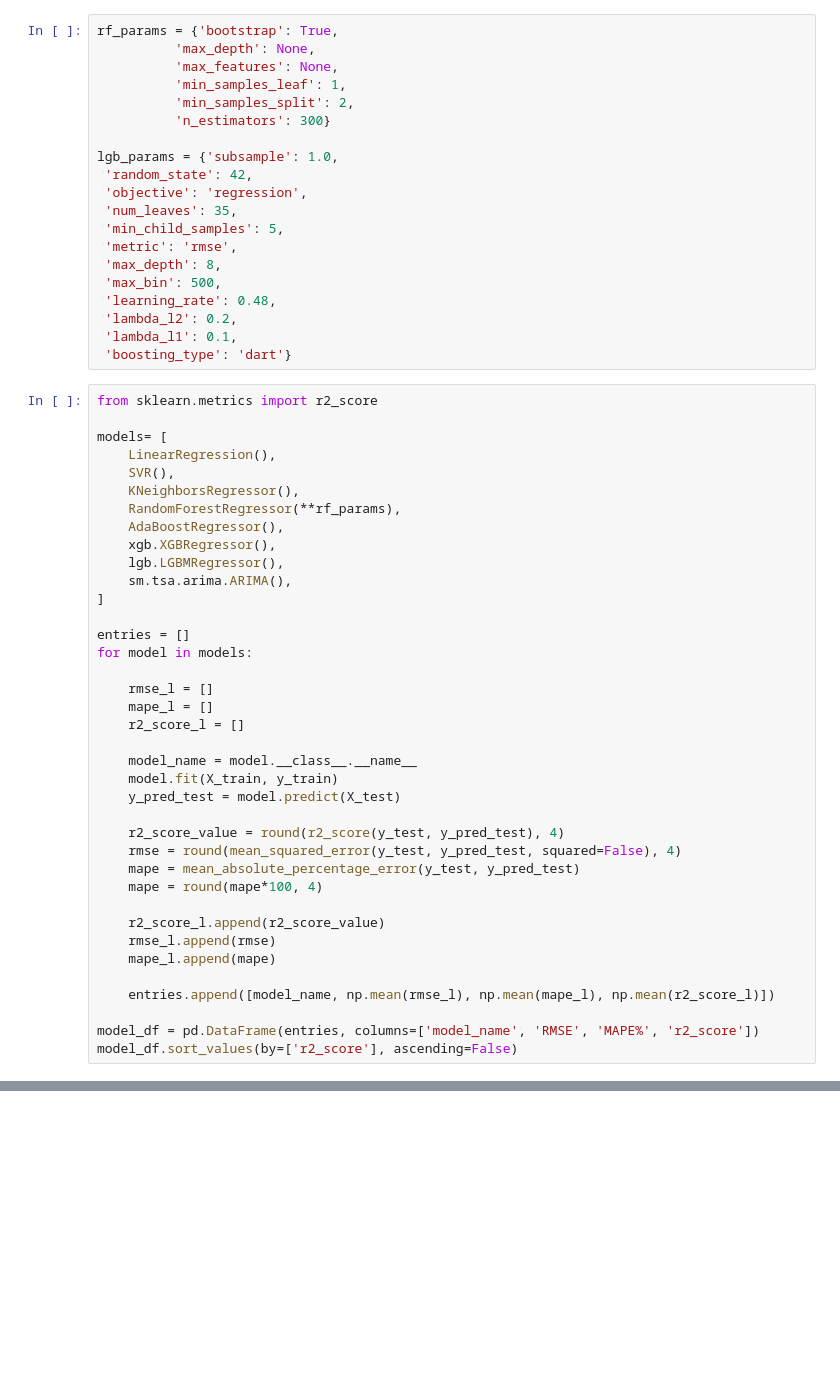
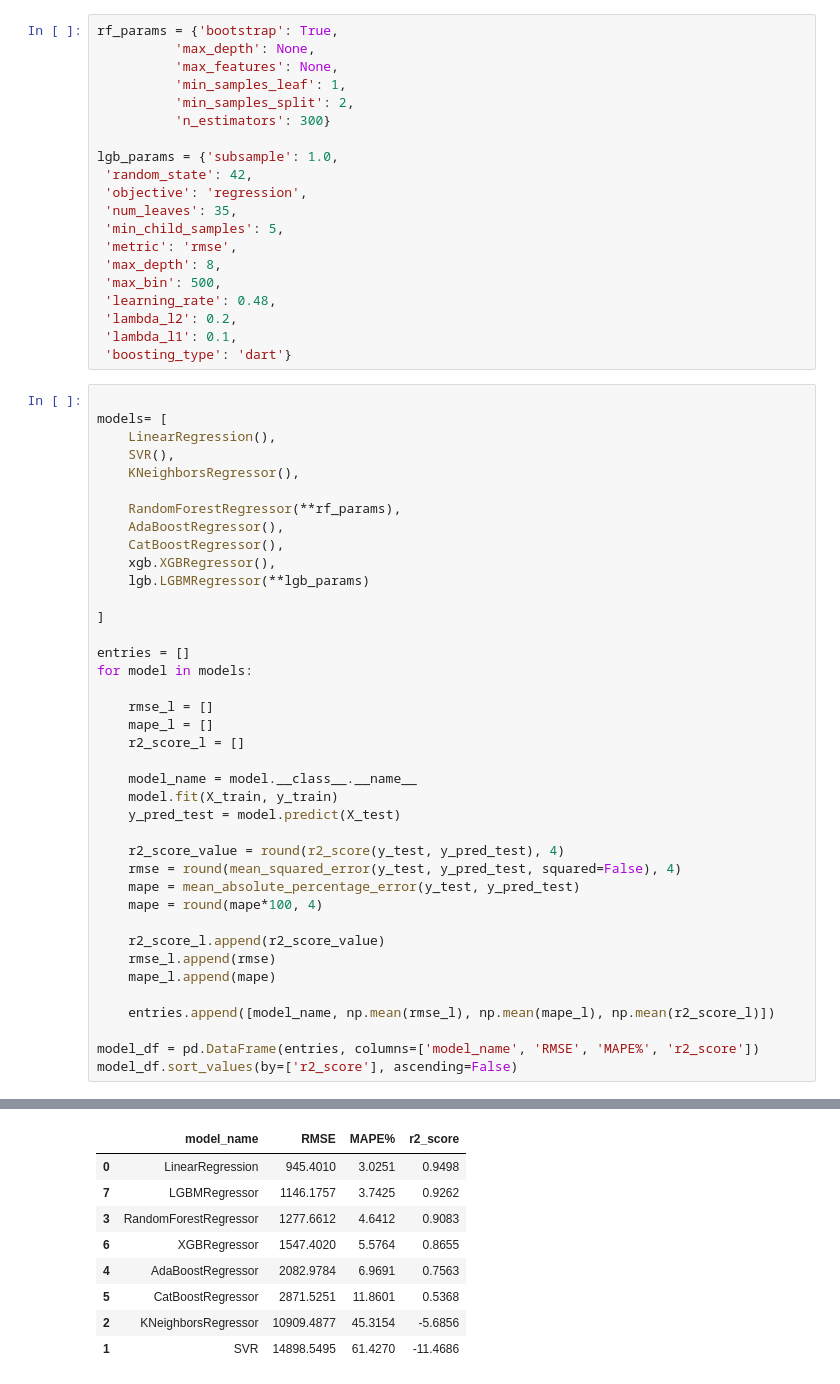
Before and after one commit to lavibula/BitcoinPrediction, a Jupyter notebook: Members/DNCuong/References and Other Tasks/Model_Selection_Reg_official.ipynb, the cells around one changed output, grey strips where cells are left out. Cells and saved outputs as stored; diff of their text form; blank space fills up the shorter version.

Commit message:
DNC_update_README.md_MODEL_SELECTION

```diff
--- a/Members/DNCuong/References and Other Tasks/Model_Selection_Reg_official.ipynb
+++ b/Members/DNCuong/References and Other Tasks/Model_Selection_Reg_official.ipynb
@@ -207,17 +151,18 @@ lgb_params = {'subsample': 1.0,
  'lambda_l1': 0.1,
  'boosting_type': 'dart'}
 # %%
-from sklearn.metrics import r2_score
 
 models= [
     LinearRegression(),
     SVR(),
     KNeighborsRegressor(),
+
     RandomForestRegressor(**rf_params),
     AdaBoostRegressor(),
+    CatBoostRegressor(),
     xgb.XGBRegressor(),
-    lgb.LGBMRegressor(),
-    sm.tsa.arima.ARIMA(),
+    lgb.LGBMRegressor(**lgb_params)
+
 ]
 
 entries = []
@@ -249 +210,10 @@ TypeError: ARIMA.__init__() missing 1 required positional argument: 'endog'
+|  | model_name | RMSE | MAPE% | r2_score |
+| 0 | LinearRegression | 945.4010 | 3.0251 | 0.9498 |
+| 7 | LGBMRegressor | 1146.1757 | 3.7425 | 0.9262 |
+| 3 | RandomForestRegressor | 1277.6612 | 4.6412 | 0.9083 |
+| 6 | XGBRegressor | 1547.4020 | 5.5764 | 0.8655 |
+| 4 | AdaBoostRegressor | 2082.9784 | 6.9691 | 0.7563 |
+| 5 | CatBoostRegressor | 2871.5251 | 11.8601 | 0.5368 |
+| 2 | KNeighborsRegressor | 10909.4877 | 45.3154 | -5.6856 |
+| 1 | SVR | 14898.5495 | 61.4270 | -11.4686 |
 # %%
```
Also changed, not shown: parts of 7 cells of this notebook, 5 other files.
